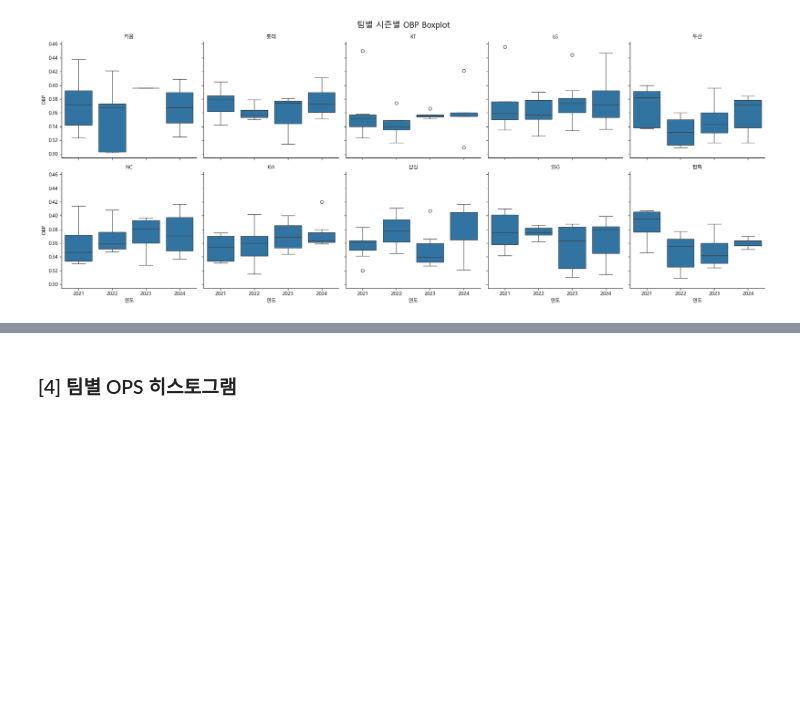
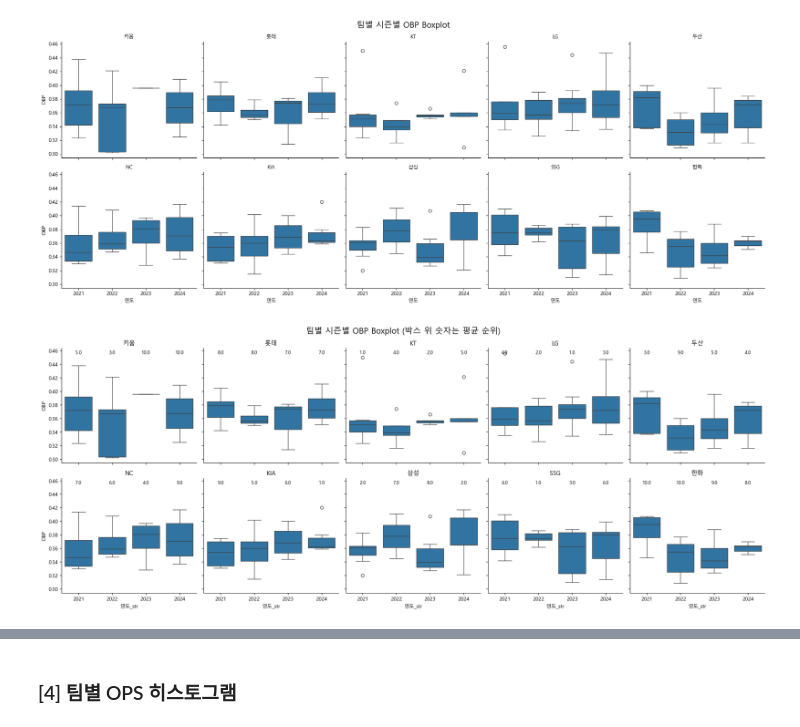
Before and after one commit to Seonyeol-Jeong/KBO_analysis, a Jupyter notebook: 변수.ipynb, the cells around one changed output, grey strips where cells are left out. Drawn from its saved outputs; the diff is of its cells as text; code cells hidden in the pictures; blank space fills up the shorter version.

```diff
--- a/변수.ipynb
+++ b/변수.ipynb
@@ -581,3 +705,33 @@ plt.tight_layout()
 plt.show()
 # %% [output]
 [figure]
+# %%
+import seaborn as sns
+import matplotlib.pyplot as plt
+
+# 연도를 문자열로 처리하여 x축을 범주형으로 고정
+df['연도_str'] = df['연도'].astype(str)
+yearly_rank = df.groupby(['팀명', '연도_str'])['팀순위'].mean().round(2).reset_index()
+
+# FacetGrid로 박스플롯 생성
+g = sns.FacetGrid(df, col='팀명', col_wrap=5, height=4, sharey=True)
+g.map_dataframe(sns.boxplot, x='연도_str', y='OBP')
+
+# 박스 위에 순위 텍스트 표시
+for ax in g.axes.flat:
+    title = ax.get_title()
+    team = title.split('=')[-1].strip()
+    ax.set_title(f"{team}")
+
+    team_data = yearly_rank[yearly_rank['팀명'] == team]
+    for i, row in team_data.iterrows():
+        ax.text(x=row['연도_str'], y=0.455, s=f"{row['팀순위']}",
+                ha='center', fontsize=9, color='black')
+
+# 전체 타이틀
+g.fig.subplots_adjust(top=0.9)
+g.fig.suptitle('팀별 시즌별 OBP Boxplot (박스 위 숫자는 평균 순위)', fontsize=16)
+plt.tight_layout()
+plt.show()
+# %% [output]
+[figure, added]
```
Also changed, not shown: parts of 10 cells of this notebook.
